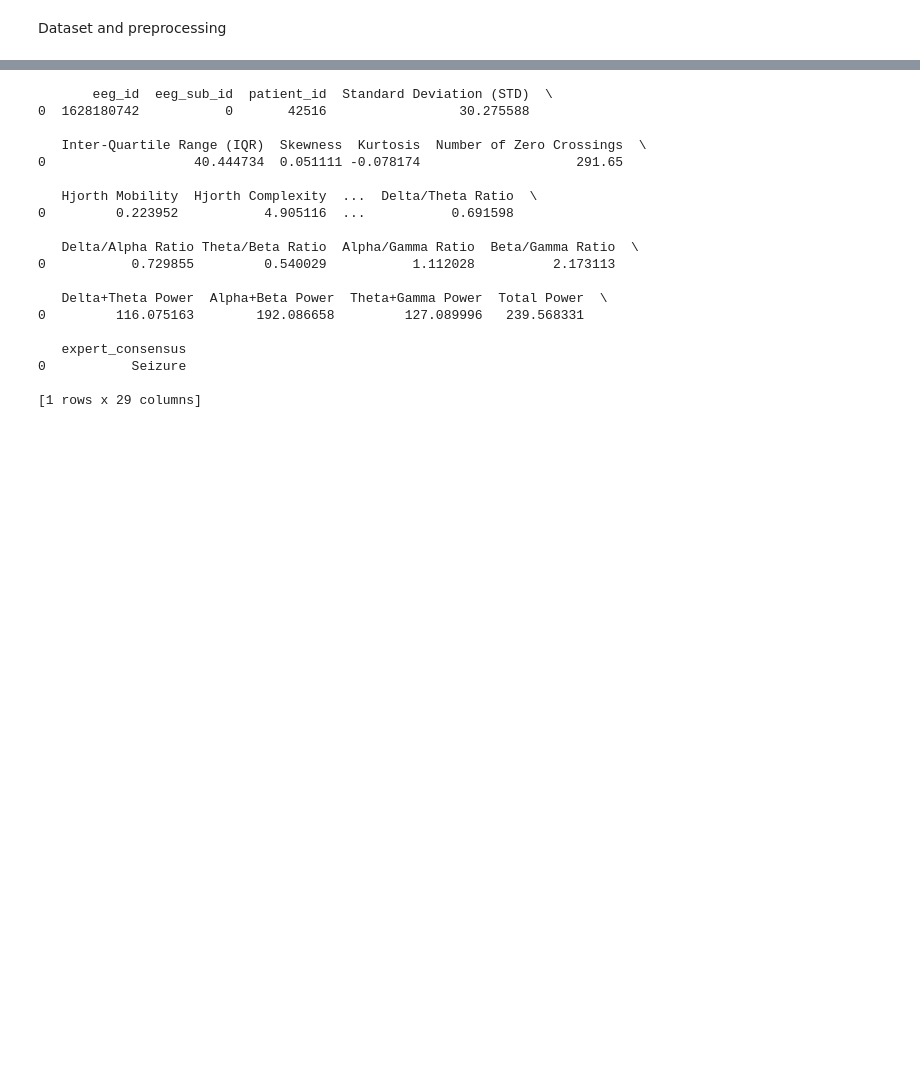
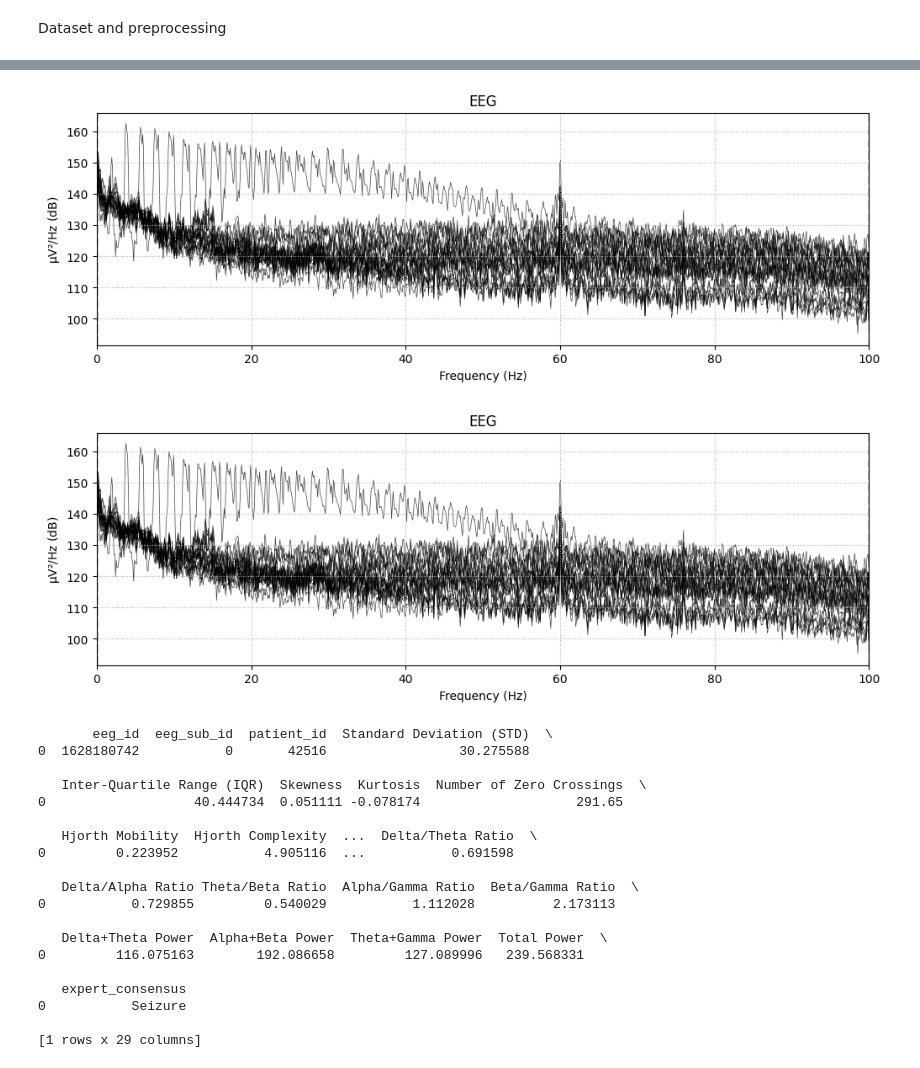
Before and after one commit to uddhavp22/Kaggle-Harmful-Brain-Activity-Classification, a Jupyter notebook: kaggle-hms-mamba.ipynb, the cells around one changed output, grey strips where cells are left out. Drawn from its saved outputs; the diff is of its cells as text; code cells hidden in the pictures; blank space fills up the shorter version.

Commit message:
Kaggle Notebook | Kaggle HMS Boost Mode | finished dataset

```diff
--- a/kaggle-hms-mamba.ipynb
+++ b/kaggle-hms-mamba.ipynb
@@ -308,3 +348,10 @@ ValueError: No frequencies found between fmin=0.5 and fmax=inf
+# %%
+    raw = create_raw_from_parquet(f'/kaggle/input/hms-harmful-brain-activity-classification/train_eegs/{eeg_id}.parquet')
+# %%
+cp raw.compute_psd(picks = 'eeg')
+# %% [output]
+[figure, added]
+[figure, added]
 # %%
 print(new_train_df)
 # %% [output]
```
Also changed, not shown: parts of 5 cells of this notebook.
